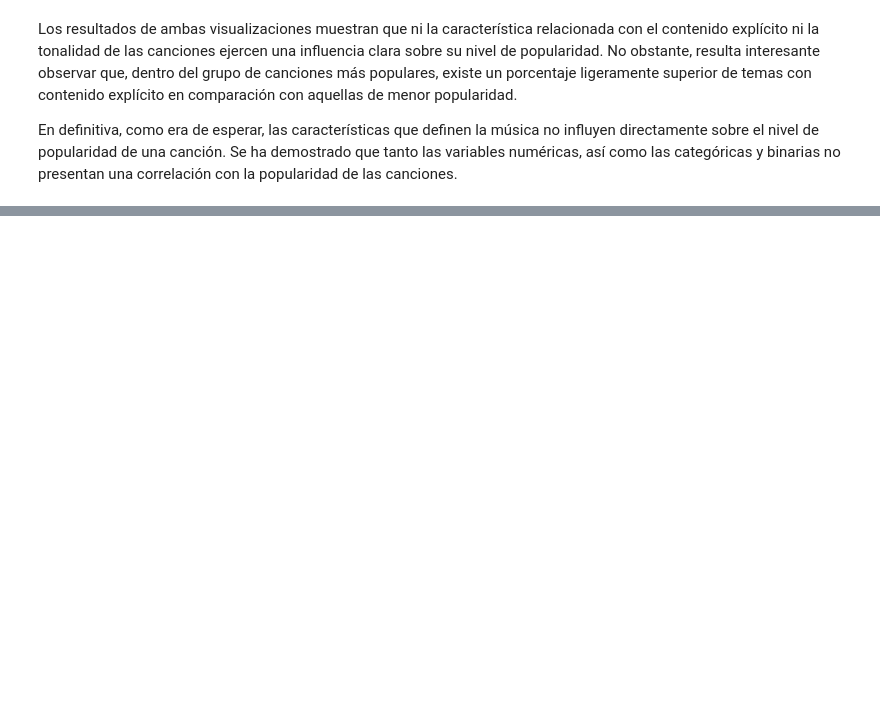
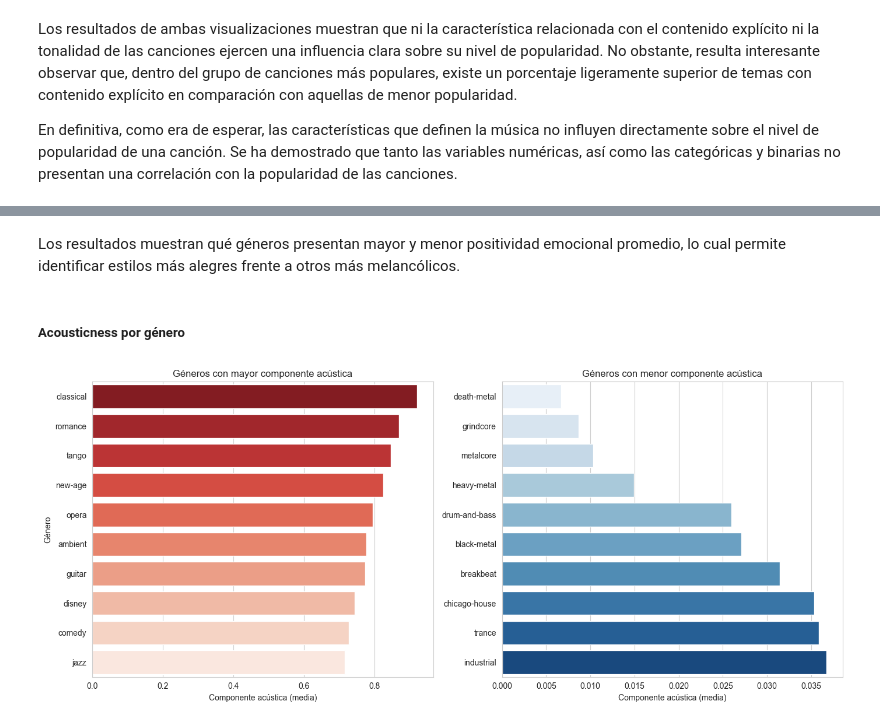
Before and after one commit to marcfpereirauoc/TFG, a Jupyter notebook: 01_exploracion.ipynb, the cells around one changed output, grey strips where cells are left out. Saved outputs shown, nothing was run; the diff lists cells and outputs as text; code cells hidden in the pictures; blank space fills up the shorter version.

```diff
--- a/01_exploracion.ipynb
+++ b/01_exploracion.ipynb
@@ -631,0 +684,29 @@ top10_energy_genres.head(3)
+# %% [markdown]
+Los resultados muestran qué géneros presentan mayor y menor positividad emocional promedio, lo cual permite identificar estilos más alegres frente a otros más melancólicos.
+# %% [markdown]
+##### Acousticness por género
+# %%
+# Calculamos la componente acústica media por género
+acousticness_by_genre = df.groupby('track_genre')['acousticness'].mean().reset_index()
+
+# Obtenemos los 10 géneros con mayor y menor componente acústica
+top10_acousticness_genres = acousticness_by_genre.nlargest(10, 'acousticness')
+low10_acousticness_genres = acousticness_by_genre.nsmallest(10, 'acousticness')
+
+# Creamos los gráficos de barras
+fig, axs = plt.subplots(1, 2, figsize=(14,6))
+
+sns.barplot(data=top10_acousticness_genres, x='acousticness', y='track_genre', palette='Reds_r', ax=axs[0])
+axs[0].set_title('Géneros con mayor componente acústica')
+axs[0].set_xlabel('Componente acústica (media)')
+axs[0].set_ylabel('Género')
+
+sns.barplot(data=low10_acousticness_genres, x='acousticness', y='track_genre', palette='Blues', ax=axs[1])
+axs[1].set_title('Géneros con menor componente acústica')
+axs[1].set_xlabel('Componente acústica (media)')
+axs[1].set_ylabel('')
+
+plt.tight_layout()
+plt.show()
+# %% [output]
+[figure, added]
```
Also changed, not shown: parts of 16 cells of this notebook.
